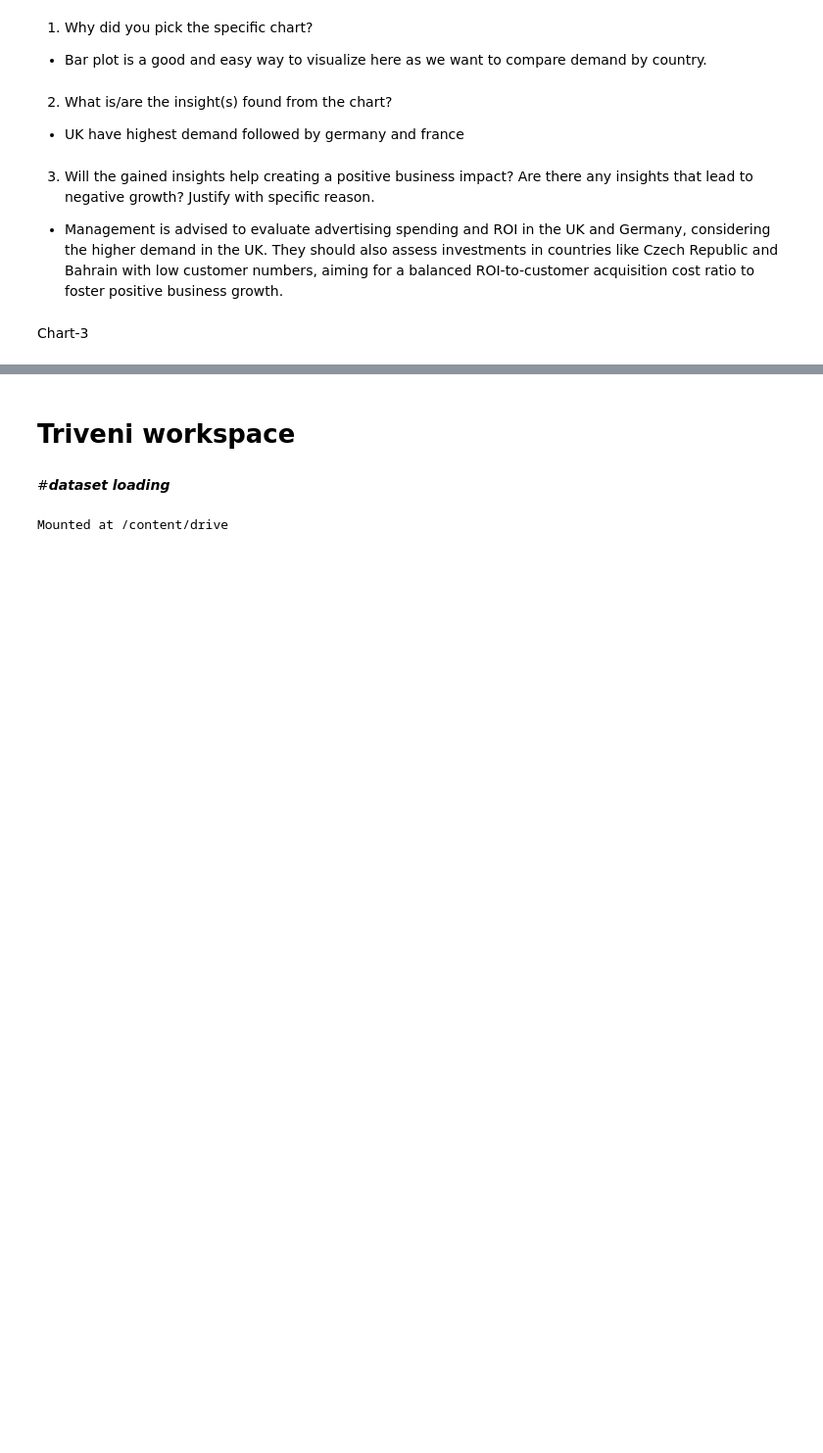
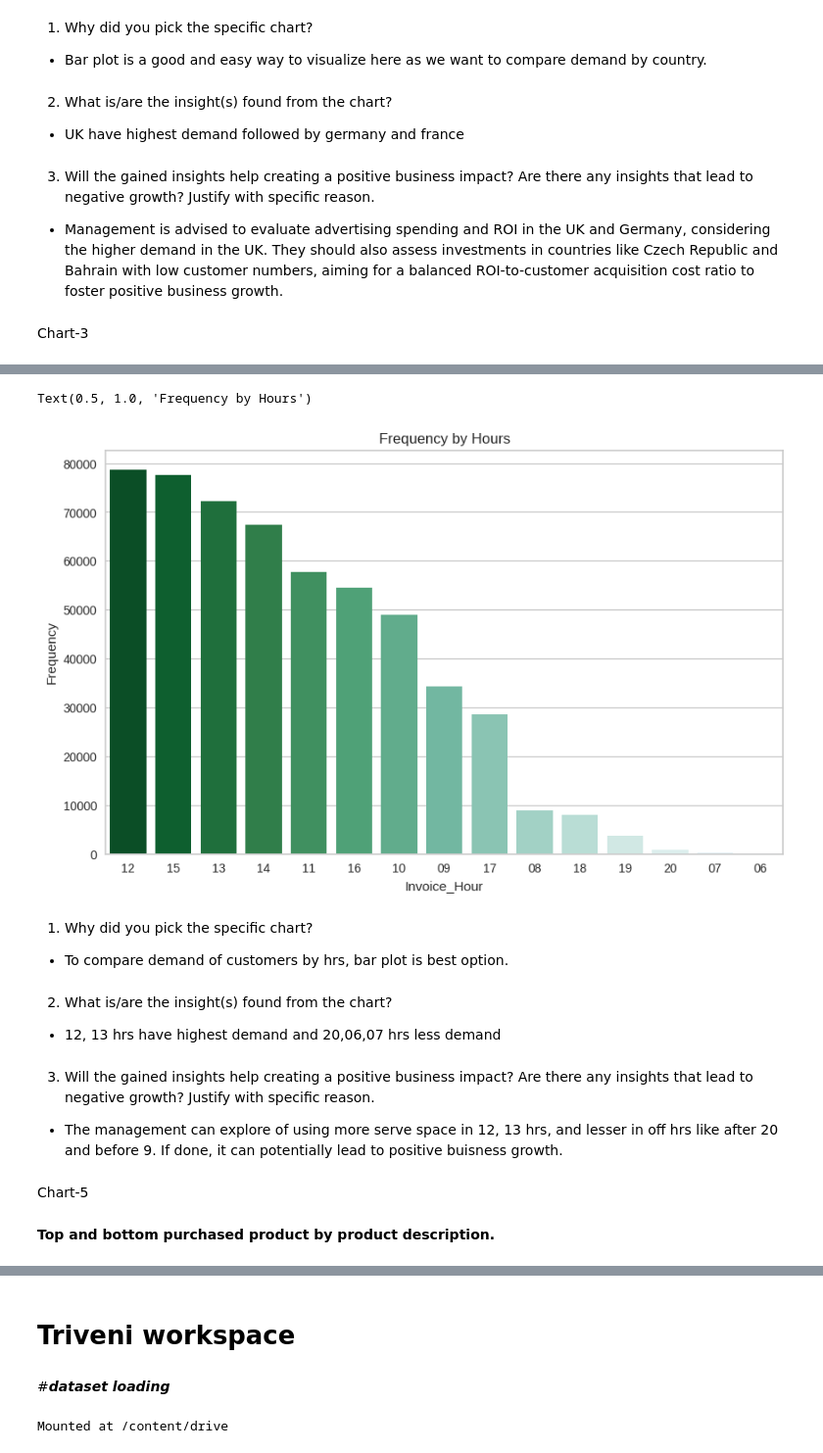
Before and after one commit to LeemojiReddy/online-retail-customer-segmentation, a Jupyter notebook: orcs.ipynb, the cells around one changed output, grey strips where cells are left out. Shown at 98% size. Cells and saved outputs as stored; diff of their text form; code cells hidden in the pictures; blank space fills up the shorter version.

```diff
--- a/orcs.ipynb
+++ b/orcs.ipynb
@@ -409,0 +476,18 @@ Chart-3
+# %%
+import pandas as pd
+
+# Assuming you have a DataFrame called df with a column 'InvoiceDate'
+# and it contains the date and time in a format like "01/12/2010 08:26:00"
+# Convert the 'InvoiceDate' column to datetime format
+df['InvoiceDate'] = pd.to_datetime(df['InvoiceDate'], format='%d/%m/%Y %H:%M:%S')
+
+# Extract the month from the 'InvoiceDate' column and create a new column 'Invoice_Month'
+df['Invoice_Hour'] = df['InvoiceDate'].dt.strftime('%H')
+
+# Group the data by 'Invoice_Month' and count the frequency of invoices
+frequency = df['Invoice_Hour'].value_counts().reset_index()
+frequency.columns = ['Invoice_Hour', 'Frequency']
+
+# Sort the data by month (assuming you want it in chronological order)
+
+frequency.head(116)
@@ -410 +511,25 @@ Chart-3
+# %%
+plt.figure(figsize= (10,6))
+sns.barplot(x = 'Invoice_Hour' , y = 'Frequency' , data =frequency[:] , palette=("BuGn_r"))
+plt.title('Frequency by Hours')
+# %% [output]
+Text(0.5, 1.0, 'Frequency by Hours')
+[figure, added]
+# %% [markdown]
+1. Why did you pick the specific chart?
+
+*   To compare demand of customers by hrs, bar plot is best option.
+# %% [markdown]
+2. What is/are the insight(s) found from the chart?
+
+*   12, 13 hrs have highest demand and 20,06,07 hrs less demand
+# %% [markdown]
+3. Will the gained insights help creating a positive business impact?
+Are there any insights that lead to negative growth? Justify with specific reason.
+
+*   The management can explore of using more serve space in 12, 13 hrs, and lesser in off hrs like after 20 and before 9. If done, it can potentially lead to positive buisness growth.
+# %% [markdown]
+Chart-5
+# %% [markdown]
+**Top and bottom purchased product by product description.**
 # %%
```
Also changed, not shown: parts of 84 cells of this notebook.
